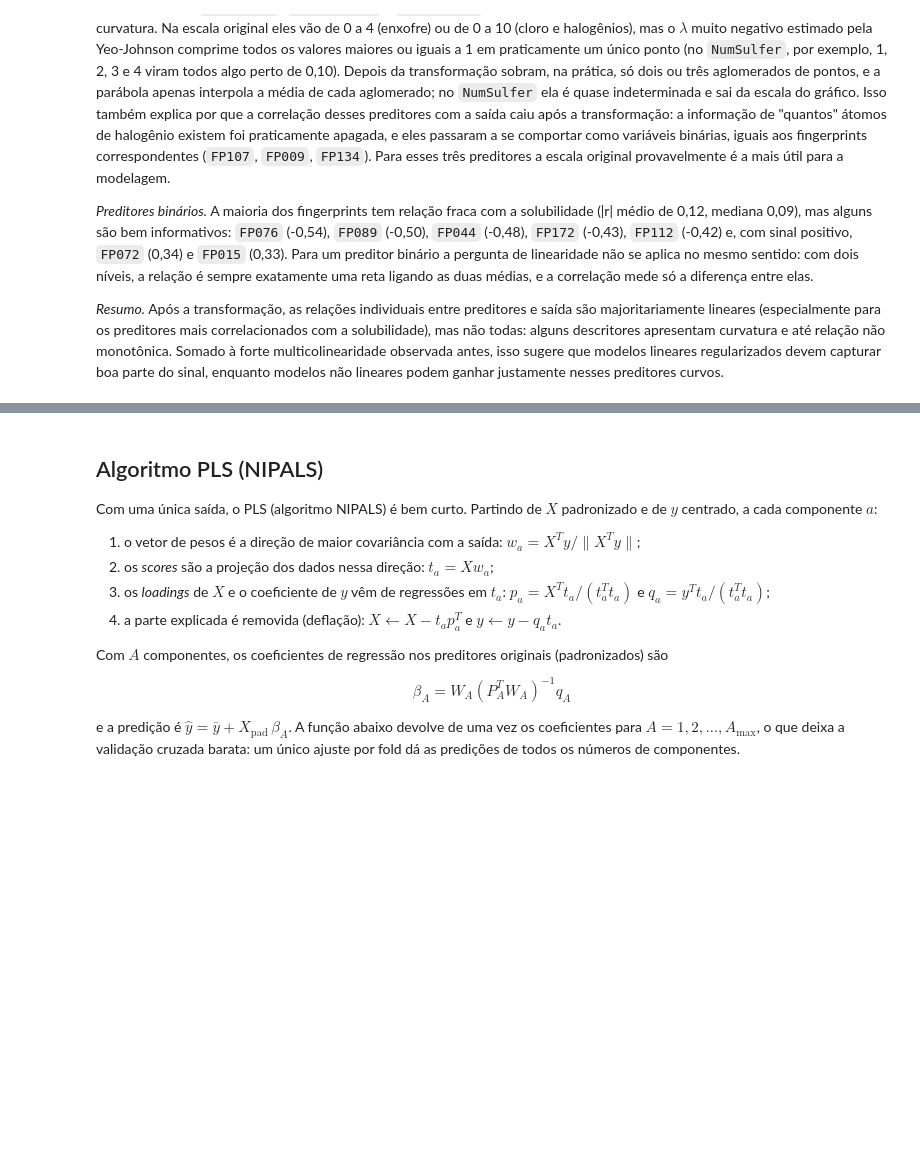
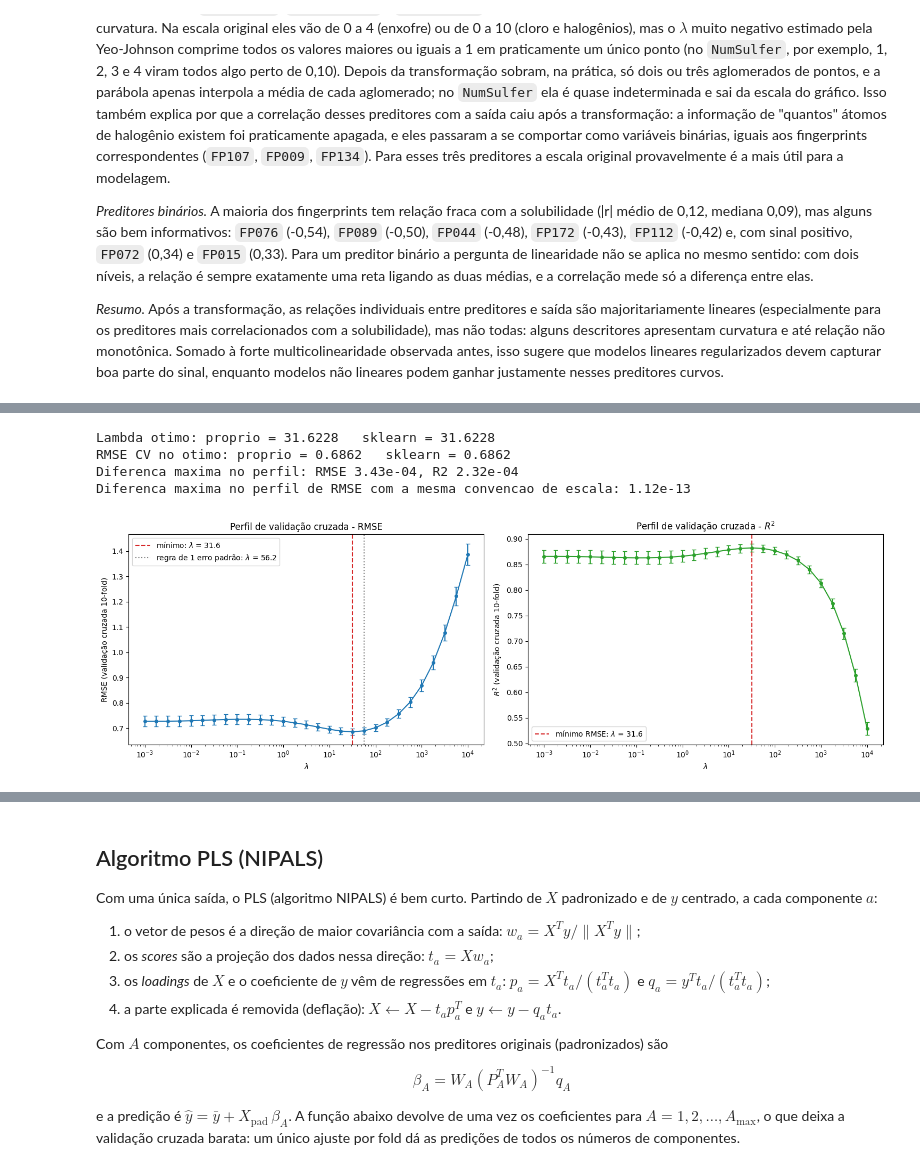
Before and after one commit to alissonjsb4/applied-computational-intelligence, a Jupyter notebook: homework02/homework2.ipynb, the cells around one changed output, grey strips where cells are left out. Cells and saved outputs as stored; diff of their text form; code cells hidden in the pictures; blank space fills up the shorter version.

```diff
--- a/homework02/homework2.ipynb
+++ b/homework02/homework2.ipynb
@@ -607,0 +1081,65 @@ def aplicar_preprocessamento(X, parametros):
+# %%
+from sklearn.model_selection import GridSearchCV
+
+pipeline_ridge = Pipeline(pipeline_ols.steps[:-1] + [('ridge', Ridge())])
+busca_ridge = GridSearchCV(pipeline_ridge, {'ridge__alpha': grade_lambda}, cv=divisoes, refit=False,
+                           scoring={'rmse': 'neg_root_mean_squared_error', 'r2': 'r2'})
+busca_ridge.fit(X_treino, y_tr)
+
+rmse_sklearn_ridge = -busca_ridge.cv_results_['mean_test_rmse']
+r2_sklearn_ridge = busca_ridge.cv_results_['mean_test_r2']
+lambda_otimo_sklearn = grade_lambda[rmse_sklearn_ridge.argmin()]
+
+print('Lambda otimo: proprio = %.4f   sklearn = %.4f' % (lambda_otimo, lambda_otimo_sklearn))
+print('RMSE CV no otimo: proprio = %.4f   sklearn = %.4f' % (perfil_cv_ridge['RMSE_medio'].min(), rmse_sklearn_ridge.min()))
+print('Diferenca maxima no perfil: RMSE %.2e, R2 %.2e'
+      % (np.abs(perfil_cv_ridge['RMSE_medio'].values - rmse_sklearn_ridge).max(),
+         np.abs(perfil_cv_ridge['R2_medio'].values - r2_sklearn_ridge).max()))
+
+# o StandardScaler divide por n, e ajustar_preprocessamento por n - 1: repetimos a CV propria com a convencao dele
+rmse_cv_ddof0 = np.zeros((N_FOLDS, len(grade_lambda)))
+for k, indices_validacao in enumerate(folds):
+    indices_ajuste = np.setdiff1d(np.arange(len(y_tr)), indices_validacao)
+    lambdas_fold, medias_fold, desvios_fold = ajustar_preprocessamento(X_treino.iloc[indices_ajuste])
+    n_ajuste = len(indices_ajuste)
+    parametros = (lambdas_fold, medias_fold, desvios_fold * np.sqrt((n_ajuste - 1) / n_ajuste))
+    X_ajuste = aplicar_preprocessamento(X_treino.iloc[indices_ajuste], parametros)
+    X_validacao = aplicar_preprocessamento(X_treino.iloc[indices_validacao], parametros)
+    coeficientes, media_y = ridge_ajustar(X_ajuste, y_tr[indices_ajuste], grade_lambda)
+    previsoes = X_validacao @ coeficientes + media_y
+    for j in range(len(grade_lambda)):
+        rmse_cv_ddof0[k, j] = rmse(y_tr[indices_validacao], previsoes[:, j])
+print('Diferenca maxima no perfil de RMSE com a mesma convencao de escala: %.2e'
+      % np.abs(rmse_cv_ddof0.mean(0) - rmse_sklearn_ridge).max())
+# %% [output]
+Lambda otimo: proprio = 31.6228   sklearn = 31.6228
+RMSE CV no otimo: proprio = 0.6862   sklearn = 0.6862
+Diferenca maxima no perfil: RMSE 3.43e-04, R2 2.32e-04
+Diferenca maxima no perfil de RMSE com a mesma convencao de escala: 1.12e-13
+# %%
+fig, axes = plt.subplots(1, 2, figsize=(15, 5))
+
+axes[0].errorbar(grade_lambda, perfil_cv_ridge['RMSE_medio'], yerr=perfil_cv_ridge['RMSE_erro_padrao'],
+                 marker='o', ms=4, capsize=3)
+axes[0].axvline(lambda_otimo, color='tab:red', ls='--', label='mínimo: $\\lambda$ = %.1f' % lambda_otimo)
+axes[0].axvline(lambda_1ep, color='tab:gray', ls=':', label='regra de 1 erro padrão: $\\lambda$ = %.1f' % lambda_1ep)
+axes[0].set_xscale('log')
+axes[0].set_xlabel('$\\lambda$')
+axes[0].set_ylabel('RMSE (validação cruzada 10-fold)')
+axes[0].set_title('Perfil de validação cruzada - RMSE')
+axes[0].legend()
+
+axes[1].errorbar(grade_lambda, perfil_cv_ridge['R2_medio'], yerr=perfil_cv_ridge['R2_erro_padrao'],
+                 marker='o', ms=4, capsize=3, color='tab:green')
+axes[1].axvline(lambda_otimo, color='tab:red', ls='--', label='mínimo RMSE: $\\lambda$ = %.1f' % lambda_otimo)
+axes[1].set_xscale('log')
+axes[1].set_xlabel('$\\lambda$')
+axes[1].set_ylabel('$R^2$ (validação cruzada 10-fold)')
+axes[1].set_title('Perfil de validação cruzada - $R^2$')
+axes[1].legend()
+
+plt.tight_layout()
+salvar_figura('ridge_perfil_cv')
+plt.show()
+# %% [output]
+[figure, added]
```
Also changed, not shown: parts of 47 cells of this notebook, 18 other files.
